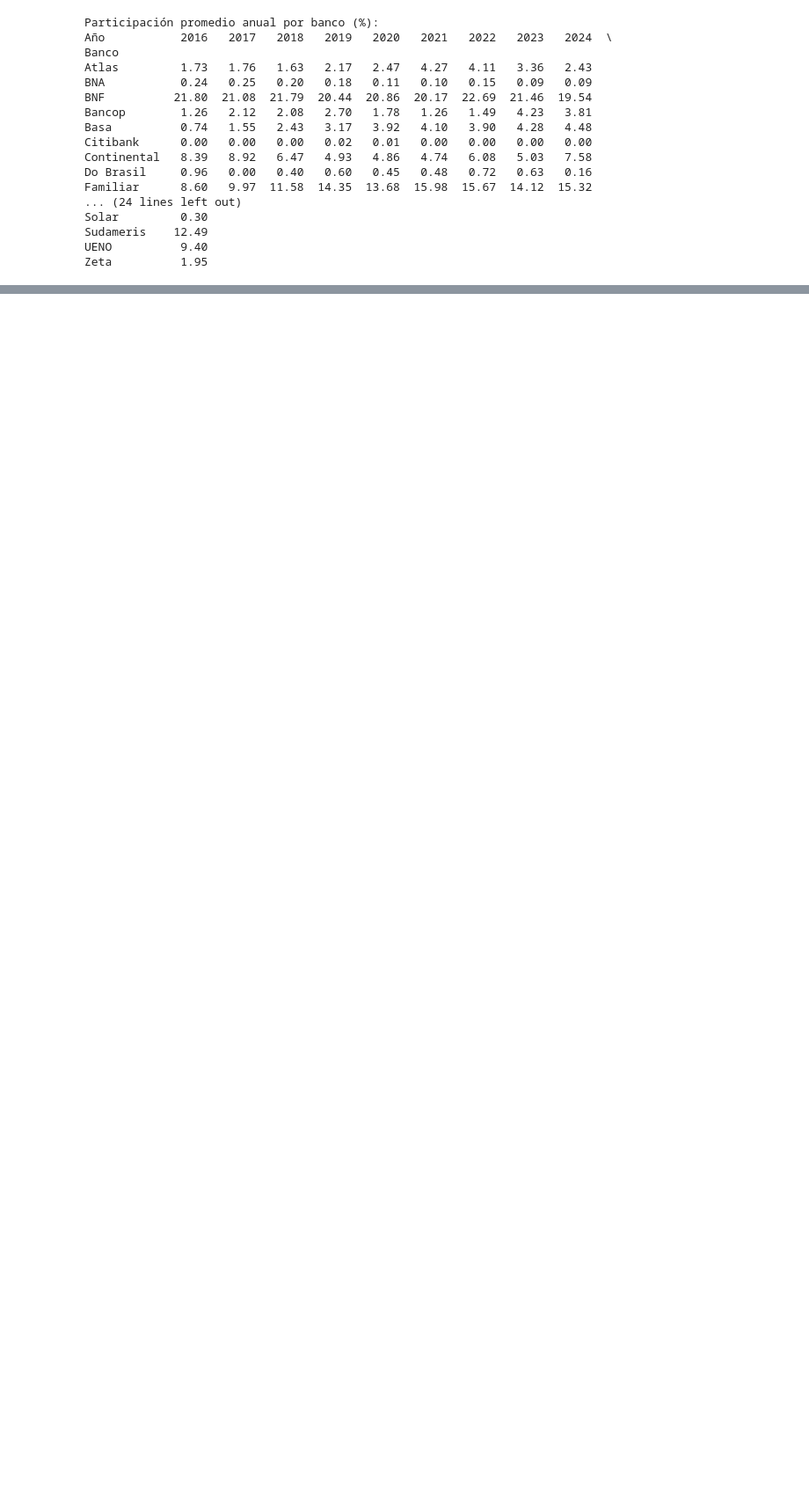
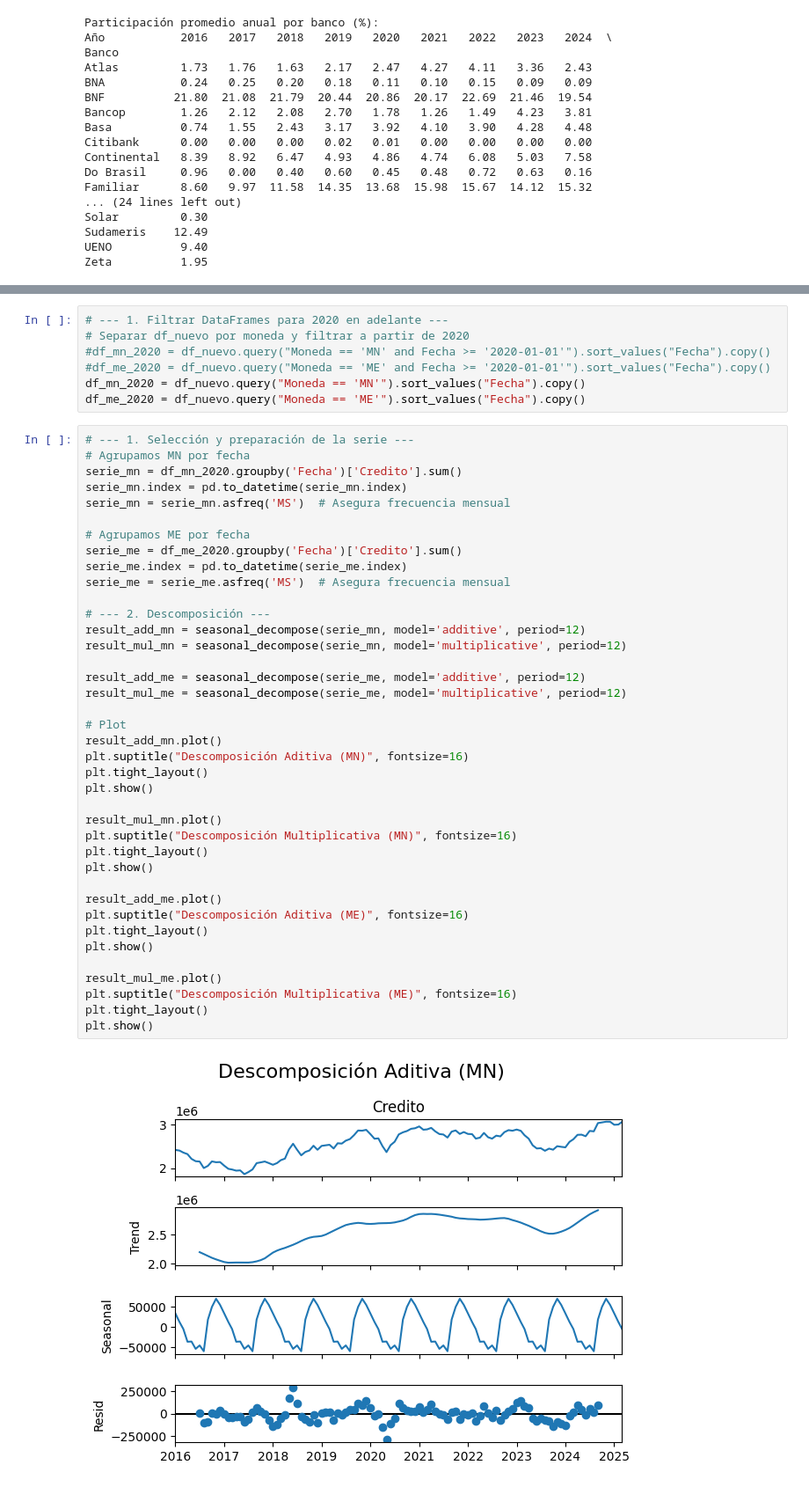
Before and after one commit to MathiasChd/MIA_UNA, a Jupyter notebook: SeriesTemporales/TrabajoGrupal/Trabajo_grupal_MIAAD.ipynb, the cells around one changed output, grey strips where cells are left out. Shown at 88% size. Saved outputs shown, nothing was run; the diff lists cells and outputs as text; blank space fills up the shorter version.

```diff
--- a/SeriesTemporales/TrabajoGrupal/Trabajo_grupal_MIAAD.ipynb
+++ b/SeriesTemporales/TrabajoGrupal/Trabajo_grupal_MIAAD.ipynb
@@ -1238,0 +1245,48 @@ Zeta          1.95
+# %%
+# --- 1. Filtrar DataFrames para 2020 en adelante ---
+# Separar df_nuevo por moneda y filtrar a partir de 2020
+#df_mn_2020 = df_nuevo.query("Moneda == 'MN' and Fecha >= '2020-01-01'").sort_values("Fecha").copy()
+#df_me_2020 = df_nuevo.query("Moneda == 'ME' and Fecha >= '2020-01-01'").sort_values("Fecha").copy()
+df_mn_2020 = df_nuevo.query("Moneda == 'MN'").sort_values("Fecha").copy()
+df_me_2020 = df_nuevo.query("Moneda == 'ME'").sort_values("Fecha").copy()
+# %%
+# --- 1. Selección y preparación de la serie ---
+# Agrupamos MN por fecha
+serie_mn = df_mn_2020.groupby('Fecha')['Credito'].sum()
+serie_mn.index = pd.to_datetime(serie_mn.index)
+serie_mn = serie_mn.asfreq('MS')  # Asegura frecuencia mensual
+
+# Agrupamos ME por fecha
+serie_me = df_me_2020.groupby('Fecha')['Credito'].sum()
+serie_me.index = pd.to_datetime(serie_me.index)
+serie_me = serie_me.asfreq('MS')  # Asegura frecuencia mensual
+
+# --- 2. Descomposición ---
+result_add_mn = seasonal_decompose(serie_mn, model='additive', period=12)
+result_mul_mn = seasonal_decompose(serie_mn, model='multiplicative', period=12)
+
+result_add_me = seasonal_decompose(serie_me, model='additive', period=12)
+result_mul_me = seasonal_decompose(serie_me, model='multiplicative', period=12)
+
+# Plot
+result_add_mn.plot()
+plt.suptitle("Descomposición Aditiva (MN)", fontsize=16)
+plt.tight_layout()
+plt.show()
+
+result_mul_mn.plot()
+plt.suptitle("Descomposición Multiplicativa (MN)", fontsize=16)
+plt.tight_layout()
+plt.show()
+
+result_add_me.plot()
+plt.suptitle("Descomposición Aditiva (ME)", fontsize=16)
+plt.tight_layout()
+plt.show()
+
+result_mul_me.plot()
+plt.suptitle("Descomposición Multiplicativa (ME)", fontsize=16)
+plt.tight_layout()
+plt.show()
+# %% [output]
+[figure, added]
```
Also changed, not shown: parts of 24 cells of this notebook.
